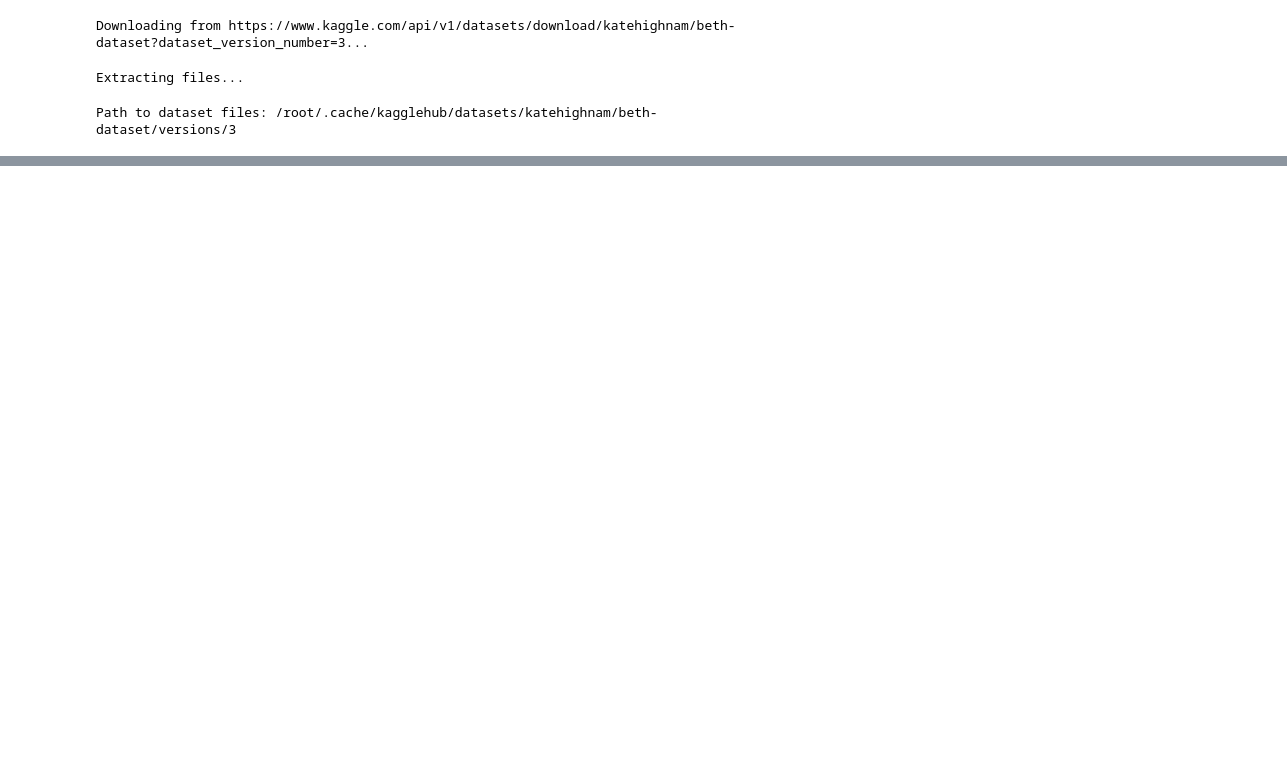
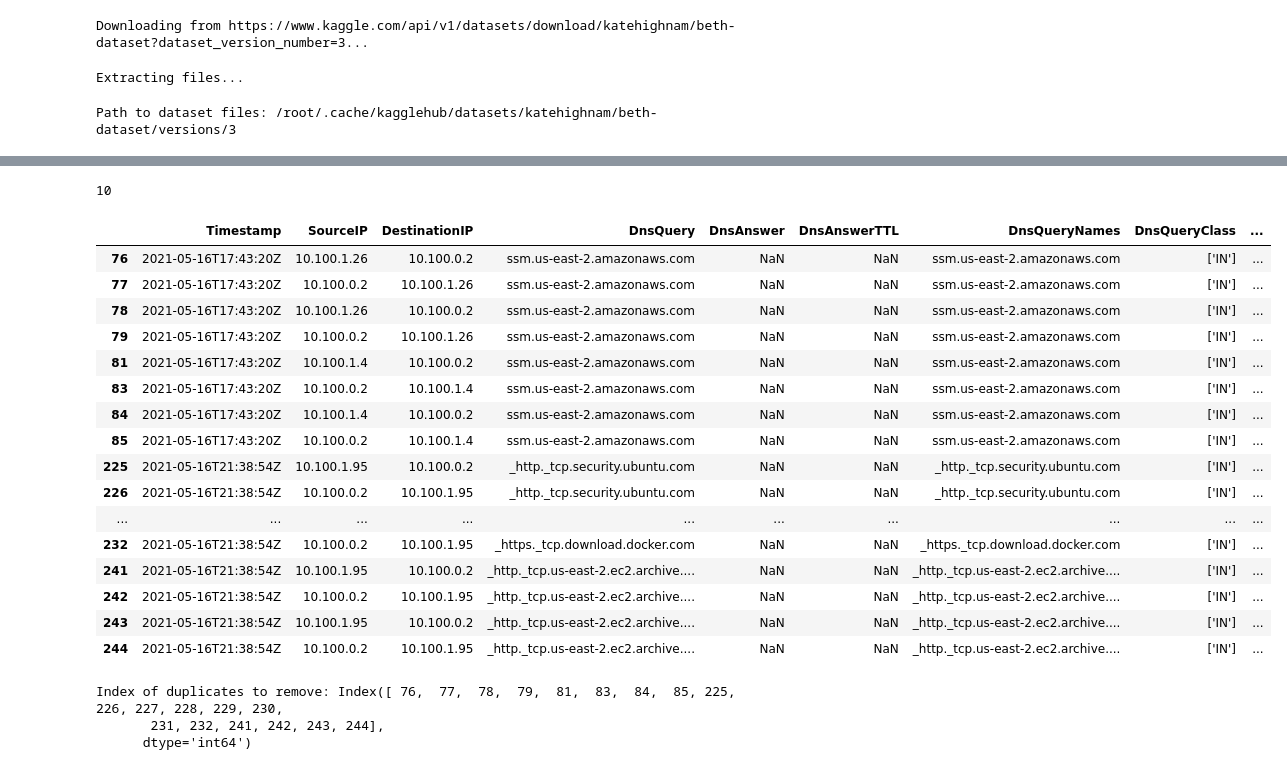
Before and after one commit to SHasan59/CTPproject, a Jupyter notebook: CTPFinalProject.ipynb, the cells around one changed output, grey strips where cells are left out. Drawn from its saved outputs; the diff is of its cells as text; code cells hidden in the pictures; blank space fills up the shorter version.

```diff
--- a/CTPFinalProject.ipynb
+++ b/CTPFinalProject.ipynb
@@ -28,0 +103,32 @@ df.head(3)
+# %%
+df.duplicated().sum()
+# %% [output]
+10
+# %%
+duplicates = df[df.duplicated(keep=False)]
+duplicates
+# %% [output]
+|  | Timestamp | SourceIP | DestinationIP | DnsQuery | DnsAnswer | DnsAnswerTTL | DnsQueryNames | DnsQueryClass | ... |
+| 76 | 2021-05-16T17:43:20Z | 10.100.1.26 | 10.100.0.2 | ssm.us-east-2.amazonaws.com | NaN | NaN | ssm.us-east-2.amazonaws.com | ['IN'] | ... |
+| 77 | 2021-05-16T17:43:20Z | 10.100.0.2 | 10.100.1.26 | ssm.us-east-2.amazonaws.com | NaN | NaN | ssm.us-east-2.amazonaws.com | ['IN'] | ... |
+| 78 | 2021-05-16T17:43:20Z | 10.100.1.26 | 10.100.0.2 | ssm.us-east-2.amazonaws.com | NaN | NaN | ssm.us-east-2.amazonaws.com | ['IN'] | ... |
+| 79 | 2021-05-16T17:43:20Z | 10.100.0.2 | 10.100.1.26 | ssm.us-east-2.amazonaws.com | NaN | NaN | ssm.us-east-2.amazonaws.com | ['IN'] | ... |
+| 81 | 2021-05-16T17:43:20Z | 10.100.1.4 | 10.100.0.2 | ssm.us-east-2.amazonaws.com | NaN | NaN | ssm.us-east-2.amazonaws.com | ['IN'] | ... |
+| 83 | 2021-05-16T17:43:20Z | 10.100.0.2 | 10.100.1.4 | ssm.us-east-2.amazonaws.com | NaN | NaN | ssm.us-east-2.amazonaws.com | ['IN'] | ... |
+| 84 | 2021-05-16T17:43:20Z | 10.100.1.4 | 10.100.0.2 | ssm.us-east-2.amazonaws.com | NaN | NaN | ssm.us-east-2.amazonaws.com | ['IN'] | ... |
+| 85 | 2021-05-16T17:43:20Z | 10.100.0.2 | 10.100.1.4 | ssm.us-east-2.amazonaws.com | NaN | NaN | ssm.us-east-2.amazonaws.com | ['IN'] | ... |
+| 225 | 2021-05-16T21:38:54Z | 10.100.1.95 | 10.100.0.2 | _http._tcp.security.ubuntu.com | NaN | NaN | _http._tcp.security.ubuntu.com | ['IN'] | ... |
+| 226 | 2021-05-16T21:38:54Z | 10.100.0.2 | 10.100.1.95 | _http._tcp.security.ubuntu.com | NaN | NaN | _http._tcp.security.ubuntu.com | ['IN'] | ... |
+| ... | ... | ... | ... | ... | ... | ... | ... | ... | ... |
+| 232 | 2021-05-16T21:38:54Z | 10.100.0.2 | 10.100.1.95 | _https._tcp.download.docker.com | NaN | NaN | _https._tcp.download.docker.com | ['IN'] | ... |
+| 241 | 2021-05-16T21:38:54Z | 10.100.1.95 | 10.100.0.2 | _http._tcp.us-east-2.ec2.archive.... | NaN | NaN | _http._tcp.us-east-2.ec2.archive.... | ['IN'] | ... |
+| 242 | 2021-05-16T21:38:54Z | 10.100.0.2 | 10.100.1.95 | _http._tcp.us-east-2.ec2.archive.... | NaN | NaN | _http._tcp.us-east-2.ec2.archive.... | ['IN'] | ... |
+| 243 | 2021-05-16T21:38:54Z | 10.100.1.95 | 10.100.0.2 | _http._tcp.us-east-2.ec2.archive.... | NaN | NaN | _http._tcp.us-east-2.ec2.archive.... | ['IN'] | ... |
+| 244 | 2021-05-16T21:38:54Z | 10.100.0.2 | 10.100.1.95 | _http._tcp.us-east-2.ec2.archive.... | NaN | NaN | _http._tcp.us-east-2.ec2.archive.... | ['IN'] | ... |
+# %%
+duplicate_index = df[df.duplicated(keep=False)].index
+print("Index of duplicates to remove:", duplicate_index)
+# %% [output]
+Index of duplicates to remove: Index([ 76,  77,  78,  79,  81,  83,  84,  85, 225, 226, 227, 228, 229, 230,
+       231, 232, 241, 242, 243, 244],
+      dtype='int64')
```
Also changed, not shown: parts of 12 cells of this notebook.
